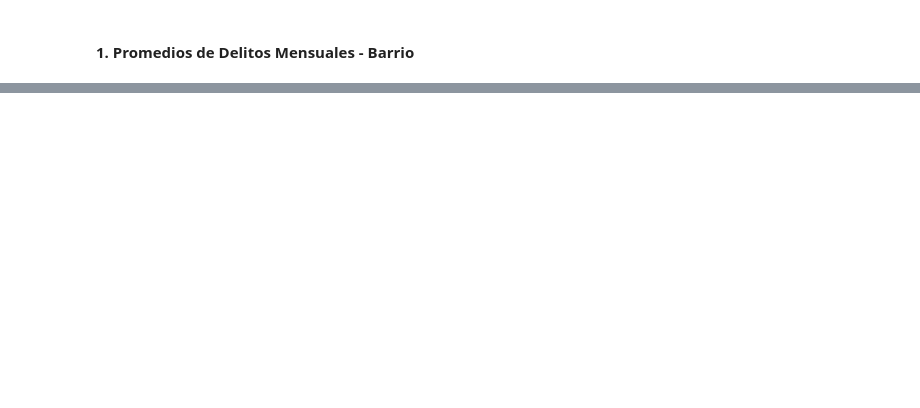
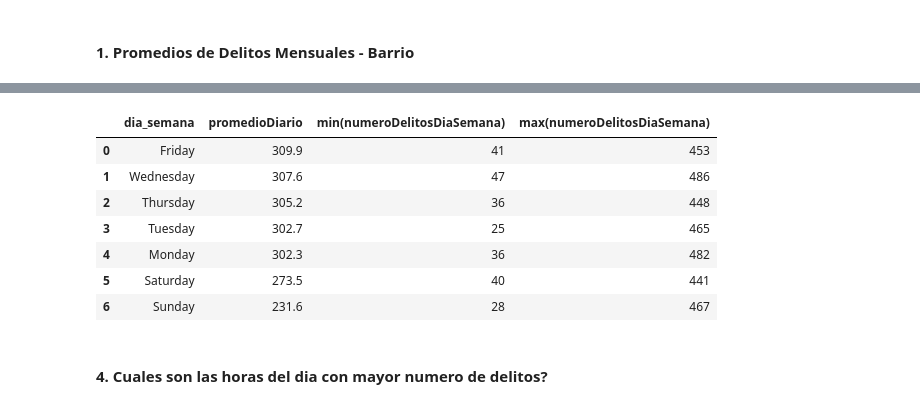
Before and after one commit to ctalamilla/analitica_delitos, a Jupyter notebook: delitos_etl.ipynb, the cells around one changed output, grey strips where cells are left out. Saved outputs shown, nothing was run; the diff lists cells and outputs as text; code cells hidden in the pictures; blank space fills up the shorter version.

```diff
--- a/delitos_etl.ipynb
+++ b/delitos_etl.ipynb
@@ -390,0 +394,14 @@ ggplot() +
+# %%
+consulta3 = "select dia_semana, round(avg(numeroDelitosDiaSemana),1) as promedioDiario, min(numeroDelitosDiaSemana), max(numeroDelitosDiaSemana)from(select  anio, semana as semana, dia_semana, count(*) as numeroDelitosDiaSemana from delitos d group by  semana, dia_semana, anio order by  anio, semana )as resumen group by dia_semana order by 2 desc;"
+# %%
+con3 = pd.read_sql_query(consulta3, conn)
+con3
+# %% [output]
+|  | dia_semana | promedioDiario | min(numeroDelitosDiaSemana) | max(numeroDelitosDiaSemana) |
+| 0 | Friday | 309.9 | 41 | 453 |
+| 1 | Wednesday | 307.6 | 47 | 486 |
+| 2 | Thursday | 305.2 | 36 | 448 |
+| 3 | Tuesday | 302.7 | 25 | 465 |
+| 4 | Monday | 302.3 | 36 | 482 |
+| 5 | Saturday | 273.5 | 40 | 441 |
+| 6 | Sunday | 231.6 | 28 | 467 |
@@ -390,0 +412,2 @@ ggplot() +
+# %% [markdown]
+#### 4. Cuales son las horas del dia con mayor numero de delitos?
```
Also changed, not shown: parts of 31 cells of this notebook, 1 other file.
